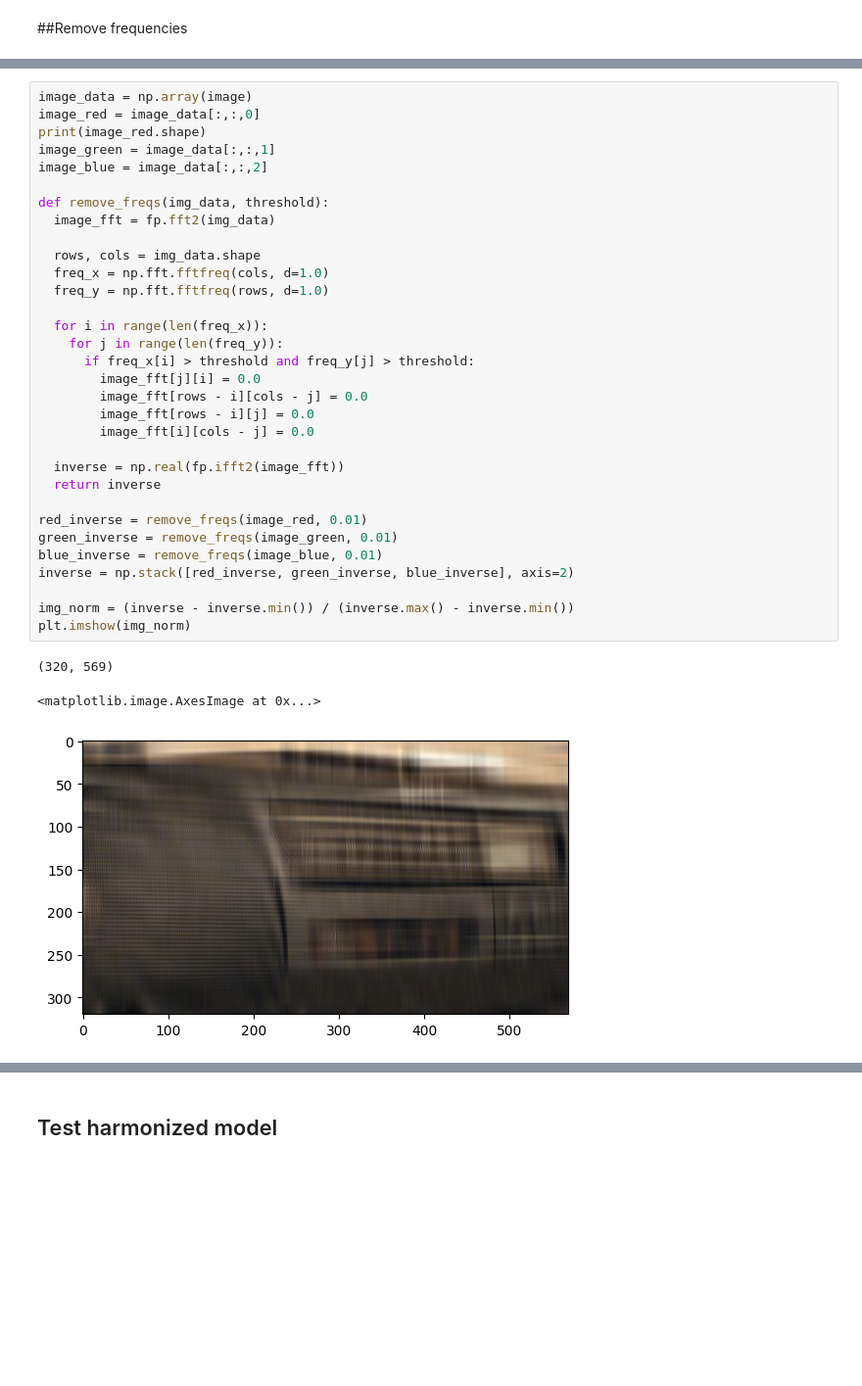
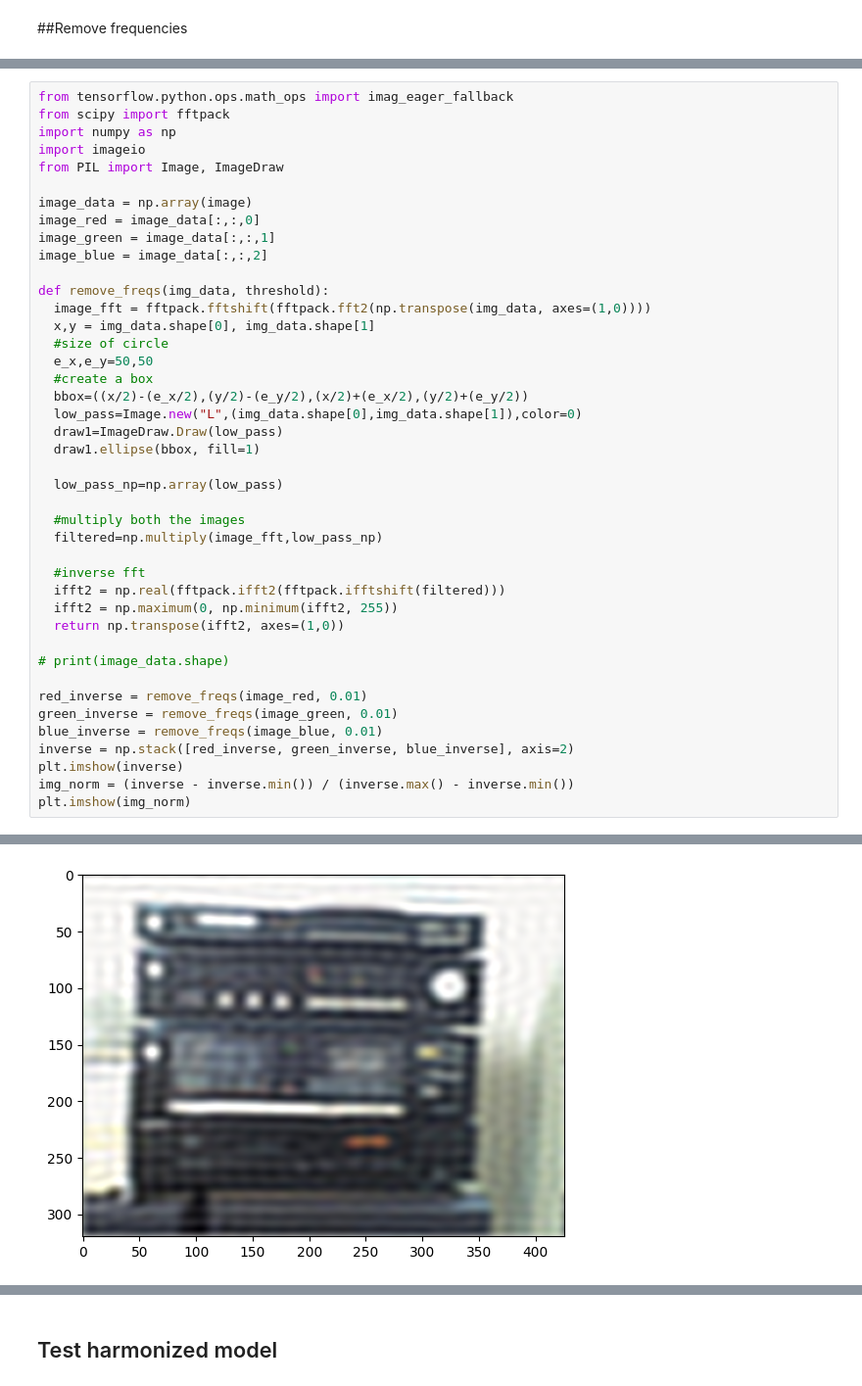
Before and after one commit to superasymmetry/CPSY1291_finalproject, a Jupyter notebook: CPSY1291_FinalProject.ipynb, the cells around one changed output, grey strips where cells are left out. Shown at 98% size. Drawn from its saved outputs; the diff is of its cells as text; blank space fills up the shorter version.

```diff
--- a/CPSY1291_FinalProject.ipynb
+++ b/CPSY1291_FinalProject.ipynb
@@ -99,36 +57,43 @@ Please note that authentication is recommended but still optional to access publ
-# %%
-image_data = np.array(image)
-image_red = image_data[:,:,0]
-print(image_red.shape)
-image_green = image_data[:,:,1]
-image_blue = image_data[:,:,2]
-
-def remove_freqs(img_data, threshold):
-  image_fft = fp.fft2(img_data)
-
-  rows, cols = img_data.shape
-  freq_x = np.fft.fftfreq(cols, d=1.0)
-  freq_y = np.fft.fftfreq(rows, d=1.0)
-
-  for i in range(len(freq_x)):
-    for j in range(len(freq_y)):
-      if freq_x[i] > threshold and freq_y[j] > threshold:
-        image_fft[j][i] = 0.0
-        image_fft[rows - i][cols - j] = 0.0
-        image_fft[rows - i][j] = 0.0
-        image_fft[i][cols - j] = 0.0
-
-  inverse = np.real(fp.ifft2(image_fft))
-  return inverse
-
-red_inverse = remove_freqs(image_red, 0.01)
-green_inverse = remove_freqs(image_green, 0.01)
-blue_inverse = remove_freqs(image_blue, 0.01)
-inverse = np.stack([red_inverse, green_inverse, blue_inverse], axis=2)
-
-img_norm = (inverse - inverse.min()) / (inverse.max() - inverse.min())
-plt.imshow(img_norm)
-# %% [output]
-(320, 569)
-<matplotlib.image.AxesImage at 0x...>
-[figure, removed]
+# %%
+from tensorflow.python.ops.math_ops import imag_eager_fallback
+from scipy import fftpack
+import numpy as np
+import imageio
+from PIL import Image, ImageDraw
+
+image_data = np.array(image)
+image_red = image_data[:,:,0]
+image_green = image_data[:,:,1]
+image_blue = image_data[:,:,2]
+
+def remove_freqs(img_data, threshold):
+  image_fft = fftpack.fftshift(fftpack.fft2(np.transpose(img_data, axes=(1,0))))
+  x,y = img_data.shape[0], img_data.shape[1]
+  #size of circle
+  e_x,e_y=50,50
+  #create a box
+  bbox=((x/2)-(e_x/2),(y/2)-(e_y/2),(x/2)+(e_x/2),(y/2)+(e_y/2))
+  low_pass=Image.new("L",(img_data.shape[0],img_data.shape[1]),color=0)
+  draw1=ImageDraw.Draw(low_pass)
+  draw1.ellipse(bbox, fill=1)
+
+  low_pass_np=np.array(low_pass)
+
+  #multiply both the images
+  filtered=np.multiply(image_fft,low_pass_np)
+
+  #inverse fft
+  ifft2 = np.real(fftpack.ifft2(fftpack.ifftshift(filtered)))
+  ifft2 = np.maximum(0, np.minimum(ifft2, 255))
+  return np.transpose(ifft2, axes=(1,0))
+
+# print(image_data.shape)
+
+red_inverse = remove_freqs(image_red, 0.01)
+green_inverse = remove_freqs(image_green, 0.01)
+blue_inverse = remove_freqs(image_blue, 0.01)
+inverse = np.stack([red_inverse, green_inverse, blue_inverse], axis=2)
+plt.imshow(inverse)
+img_norm = (inverse - inverse.min()) / (inverse.max() - inverse.min())
+plt.imshow(img_norm)
+# %% [output]
@@ -135,2 +102,3 @@ plt.imshow(img_norm)
+[figure, added]
 # %%
 image_gray = np.mean(np.array(image).astype(float), axis=2)
```
Also changed, not shown: parts of 40 cells of this notebook.
